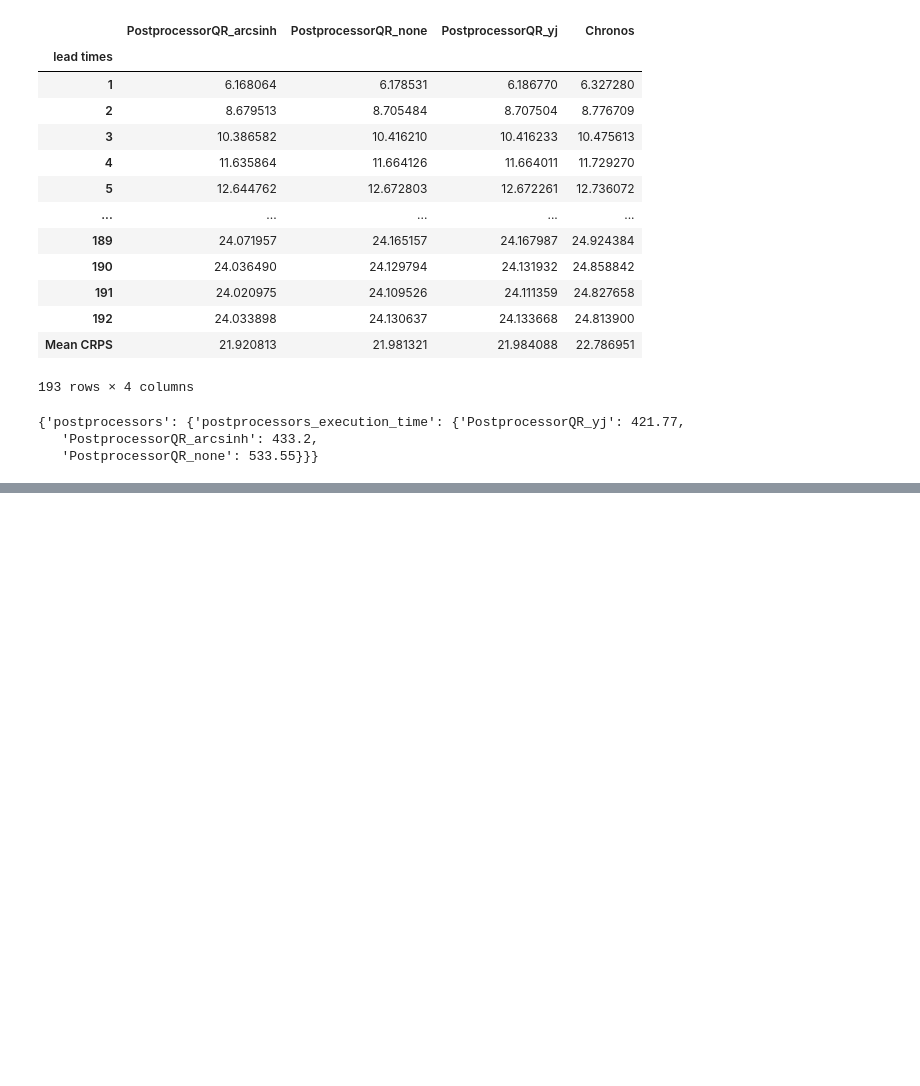
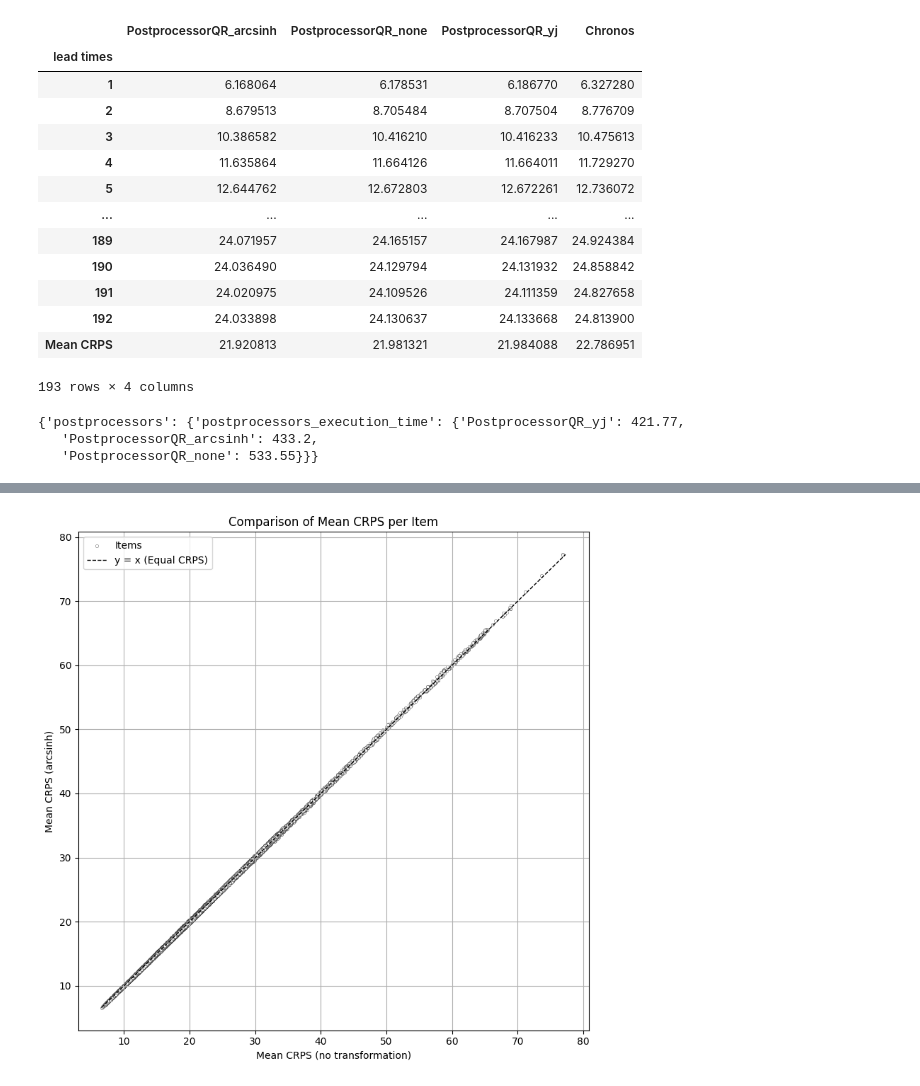
Before and after one commit to LouisSko/master-thesis, a Jupyter notebook: archive/transformation_methods.ipynb, the cells around one changed output, grey strips where cells are left out. Saved outputs shown, nothing was run; the diff lists cells and outputs as text; code cells hidden in the pictures; blank space fills up the shorter version.

```diff
--- a/archive/transformation_methods.ipynb
+++ b/archive/transformation_methods.ipynb
@@ -523,0 +621,44 @@ results2[1]
+# %%
+crps_arcsinh = preds["PostprocessorQR_yj"].get_crps(mean_lead_times=True, mean_item_ids=True, mean_time=False)
+crps_none = preds["PostprocessorQR_none"].get_crps(mean_lead_times=True, mean_item_ids=True, mean_time=False)
+
+plt.scatter(crps_none["Mean CRPS"],
+            crps_arcsinh["Mean CRPS"],
+            s=1,
+            edgecolors='black',      # Border color
+            linewidths=0.01  )         # Thickness of the border)
+# %%
+import matplotlib.pyplot as plt
+import numpy as np
+
+# Create the plot
+plt.figure(figsize=(8, 8))
+
+plt.scatter(
+    crps_none["Mean CRPS"],
+    crps_arcsinh["Mean CRPS"],
+    s=10,
+    facecolors='white',
+    edgecolors='black',
+    linewidths=0.3,
+    alpha=0.7,
+    label="Items"
+)
+
+# Reference line y = x
+lims = [
+    np.min([crps_none["Mean CRPS"].min(), crps_arcsinh["Mean CRPS"].min()]),
+    np.max([crps_none["Mean CRPS"].max(), crps_arcsinh["Mean CRPS"].max()])
+]
+plt.plot(lims, lims, 'k--', linewidth=1, label='y = x (Equal CRPS)')
+
+# Labels and title
+plt.xlabel("Mean CRPS (no transformation)")
+plt.ylabel("Mean CRPS (arcsinh)")
+plt.title("Comparison of Mean CRPS per Item")
+plt.grid(True)
+plt.legend()
+plt.tight_layout()
+plt.show()
+# %% [output]
+[figure, added]
```
Also changed, not shown: parts of 10 cells of this notebook.
